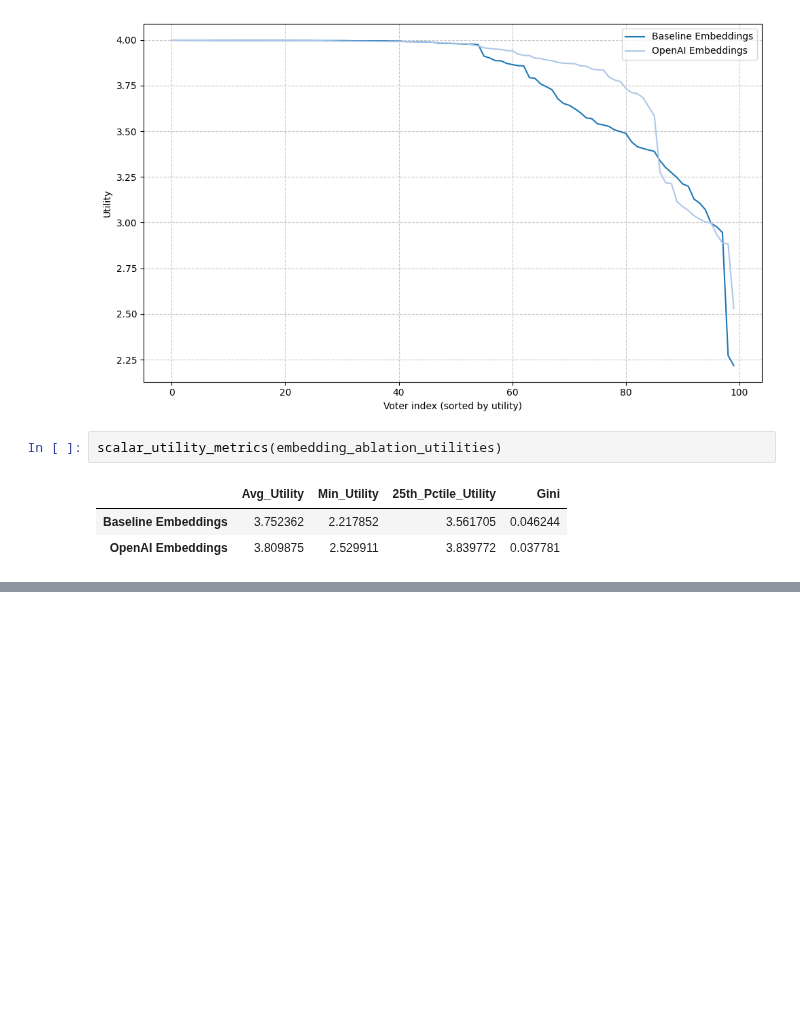
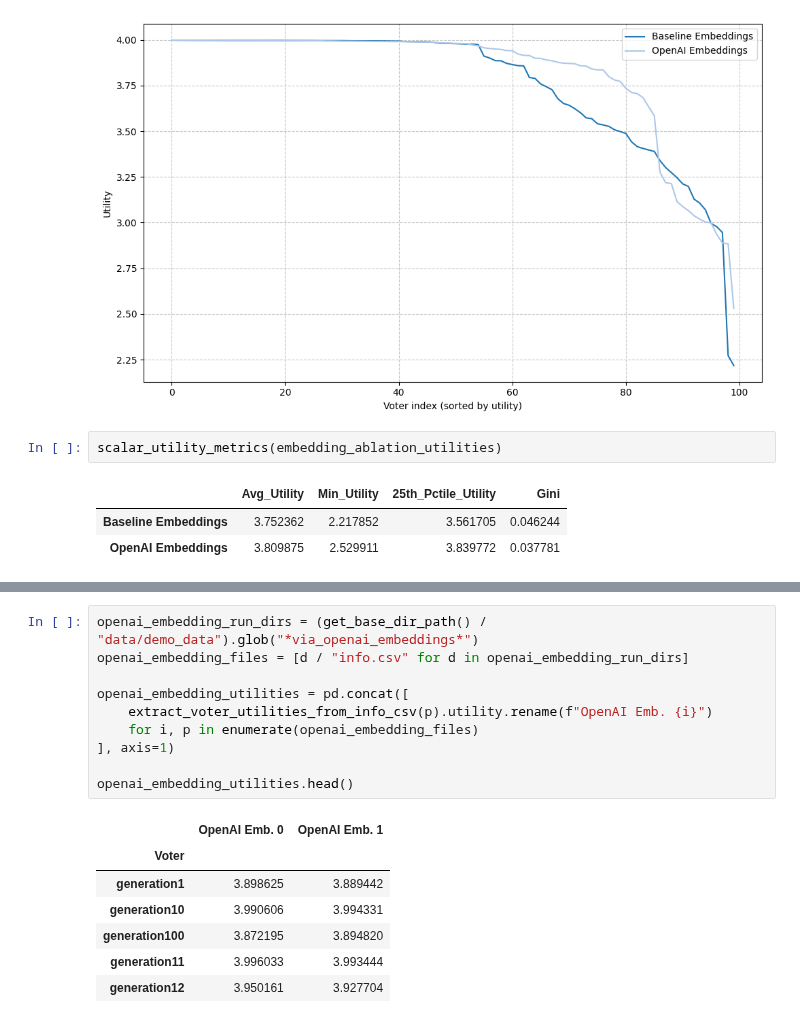
Before and after one commit to aaron-sandoval/generative_social_choice, a Jupyter notebook: generative_social_choice/plots/ablation_embeddings.ipynb, the cells around one changed output, grey strips where cells are left out. Saved outputs shown, nothing was run; the diff lists cells and outputs as text; blank space fills up the shorter version.

```diff
--- a/generative_social_choice/plots/ablation_embeddings.ipynb
+++ b/generative_social_choice/plots/ablation_embeddings.ipynb
@@ -85,0 +106,18 @@ scalar_utility_metrics(embedding_ablation_utilities)
+# %%
+openai_embedding_run_dirs = (get_base_dir_path() / "data/demo_data").glob("*via_openai_embeddings*")
+openai_embedding_files = [d / "info.csv" for d in openai_embedding_run_dirs]
+
+openai_embedding_utilities = pd.concat([
+    extract_voter_utilities_from_info_csv(p).utility.rename(f"OpenAI Emb. {i}")
+    for i, p in enumerate(openai_embedding_files)
+], axis=1)
+
+openai_embedding_utilities.head()
+# %% [output]
+|  | OpenAI Emb. 0 | OpenAI Emb. 1 |
+| Voter |  |  |
+| generation1 | 3.898625 | 3.889442 |
+| generation10 | 3.990606 | 3.994331 |
+| generation100 | 3.872195 | 3.894820 |
+| generation11 | 3.996033 | 3.993444 |
+| generation12 | 3.950161 | 3.927704 |
```
Also changed, not shown: parts of 6 cells of this notebook, 1 other file.
